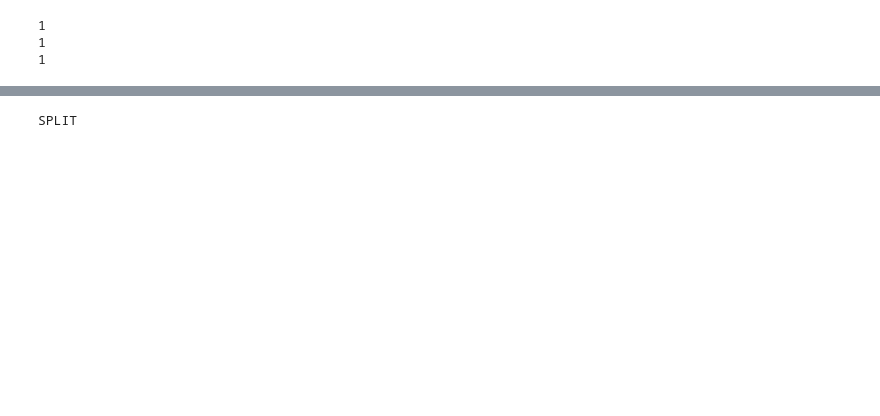
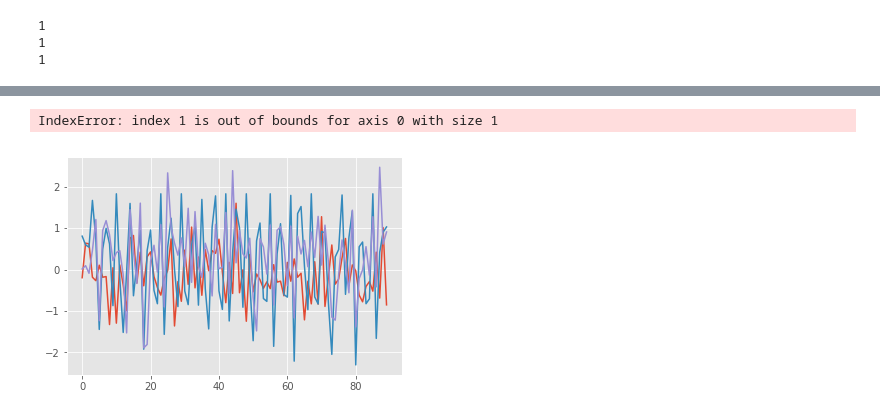
Before and after one commit to otterlee9043/Gesture-Recognition-SSG, a Jupyter notebook: Sua/Human-Activity-Recognition-using-CNN-master/Activity Detection.ipynb, the cells around one changed output, grey strips where cells are left out. Saved outputs shown, nothing was run; the diff lists cells and outputs as text; code cells hidden in the pictures; blank space fills up the shorter version.

```diff
--- a/Sua/Human-Activity-Recognition-using-CNN-master/Activity Detection.ipynb
+++ b/Sua/Human-Activity-Recognition-using-CNN-master/Activity Detection.ipynb
@@ -138,12 +138,15 @@ RESHAPE :  3
 # %%
 train_test_split = np.random.rand(len(reshaped_segments)) < 0.70
 train_x = reshaped_segments[train_test_split]
 train_y = labels[train_test_split]
 test_x = reshaped_segments[~train_test_split]
 test_y = labels[~train_test_split]
+for i in range(len(train_x)):
+    plt.plot(train_x[0][i])
 print("SPLIT")
 # %% [output]
-SPLIT
+IndexError: index 1 is out of bounds for axis 0 with size 1
+[figure, added]
 # %%
 input_height = 1
 input_width = 90
```
Also changed, not shown: parts of 5 cells of this notebook, 1 other file.
